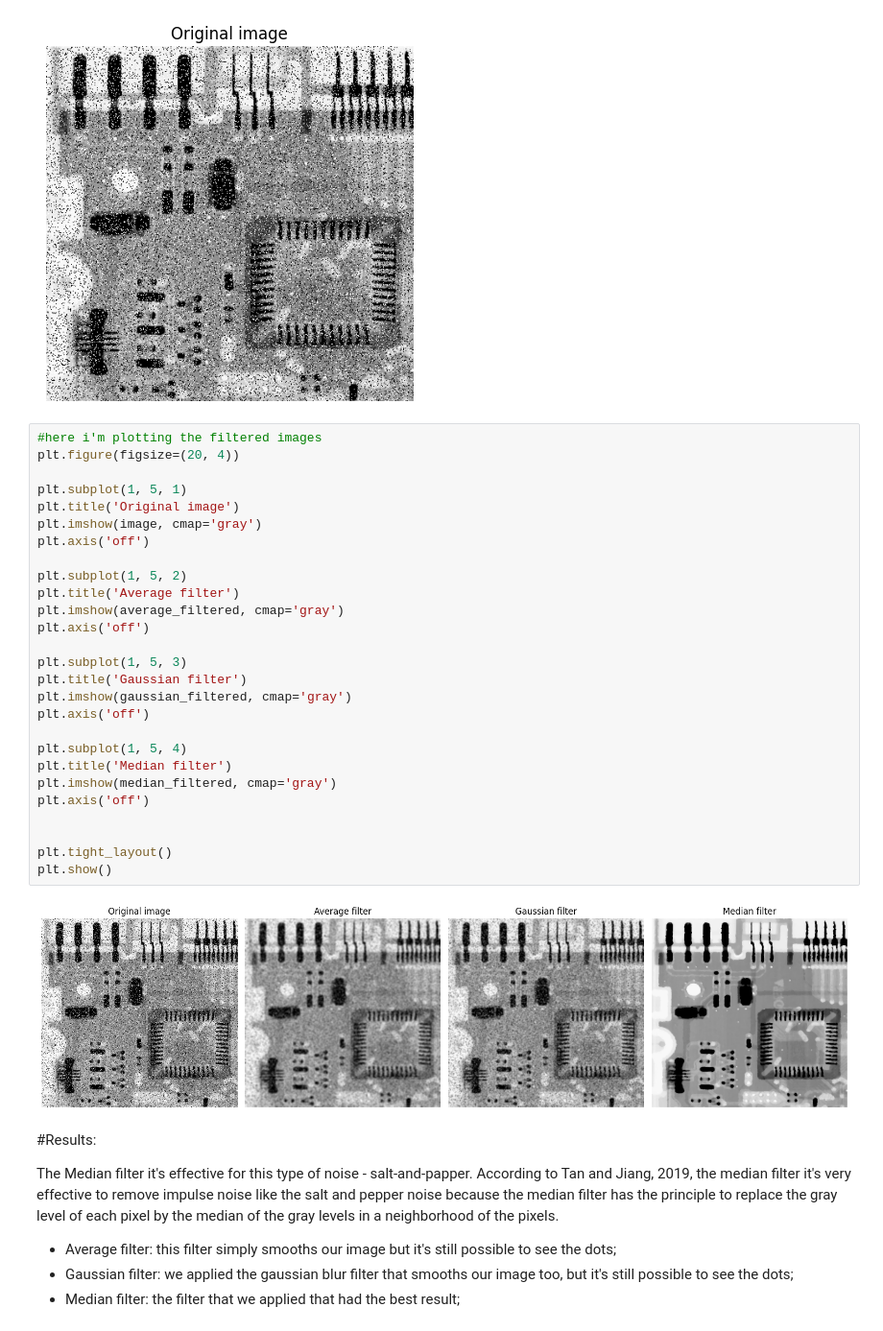
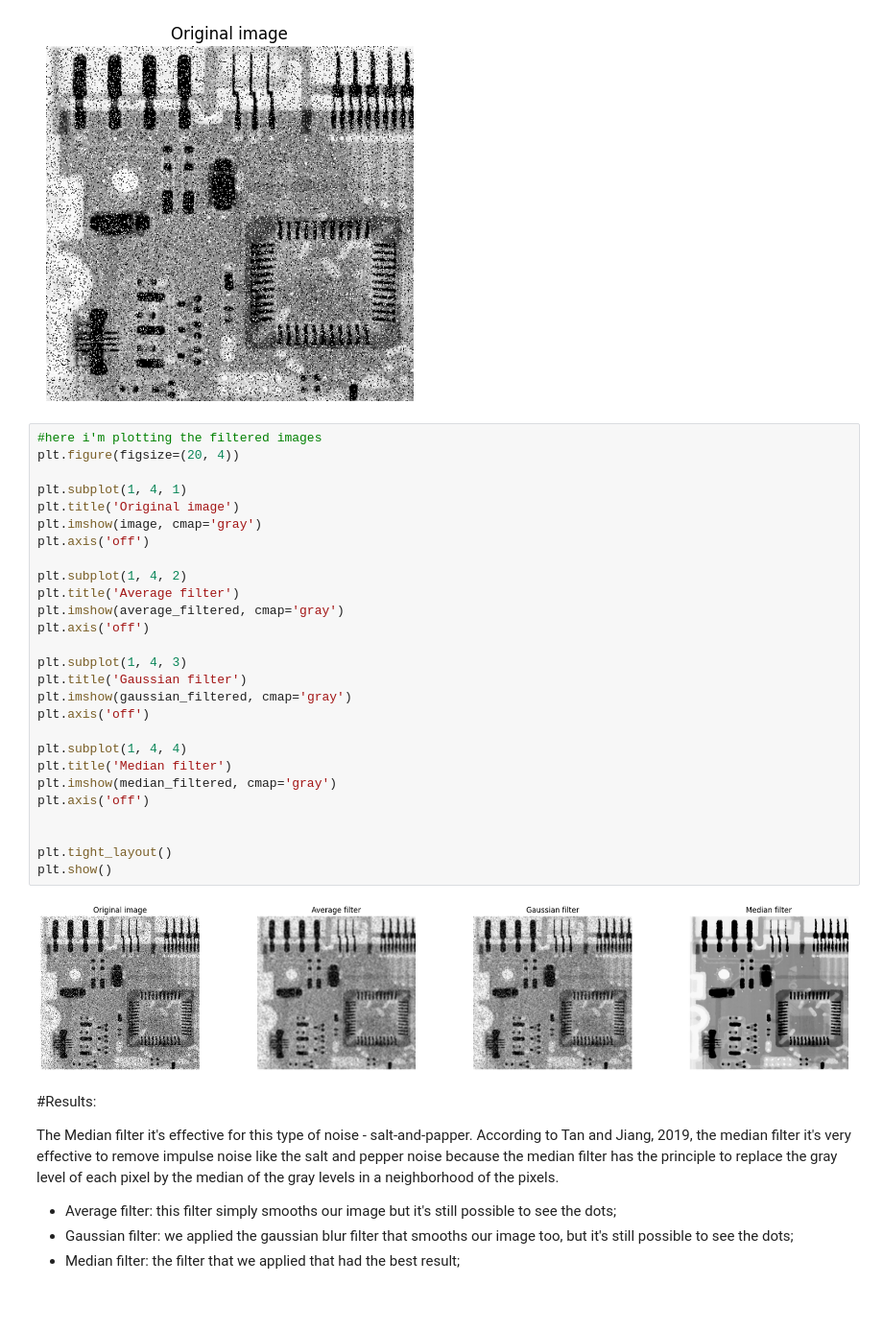
Before and after one commit to natallymartinsc/Image-processing, a Jupyter notebook: salt-and-papper-case.ipynb, the cells around one changed output. Shown at 96% size. Cells and saved outputs as stored; diff of their text form; blank space fills up the shorter version.

Commit message:
salt and paper image case little fix

```diff
--- a/salt-and-papper-case.ipynb
+++ b/salt-and-papper-case.ipynb
@@ -37,32 +37,32 @@ plt.axis('off')
 # %%
 #here i'm plotting the filtered images
 plt.figure(figsize=(20, 4))
 
-plt.subplot(1, 5, 1)
+plt.subplot(1, 4, 1)
 plt.title('Original image')
 plt.imshow(image, cmap='gray')
 plt.axis('off')
 
-plt.subplot(1, 5, 2)
+plt.subplot(1, 4, 2)
 plt.title('Average filter')
 plt.imshow(average_filtered, cmap='gray')
 plt.axis('off')
 
-plt.subplot(1, 5, 3)
+plt.subplot(1, 4, 3)
 plt.title('Gaussian filter')
 plt.imshow(gaussian_filtered, cmap='gray')
 plt.axis('off')
 
-plt.subplot(1, 5, 4)
+plt.subplot(1, 4, 4)
 plt.title('Median filter')
 plt.imshow(median_filtered, cmap='gray')
 plt.axis('off')
 
 
 plt.tight_layout()
 plt.show()
 # %% [output]
-[figure, old version]
+[figure, new version]
 # %% [markdown]
 #Results:
 
```
